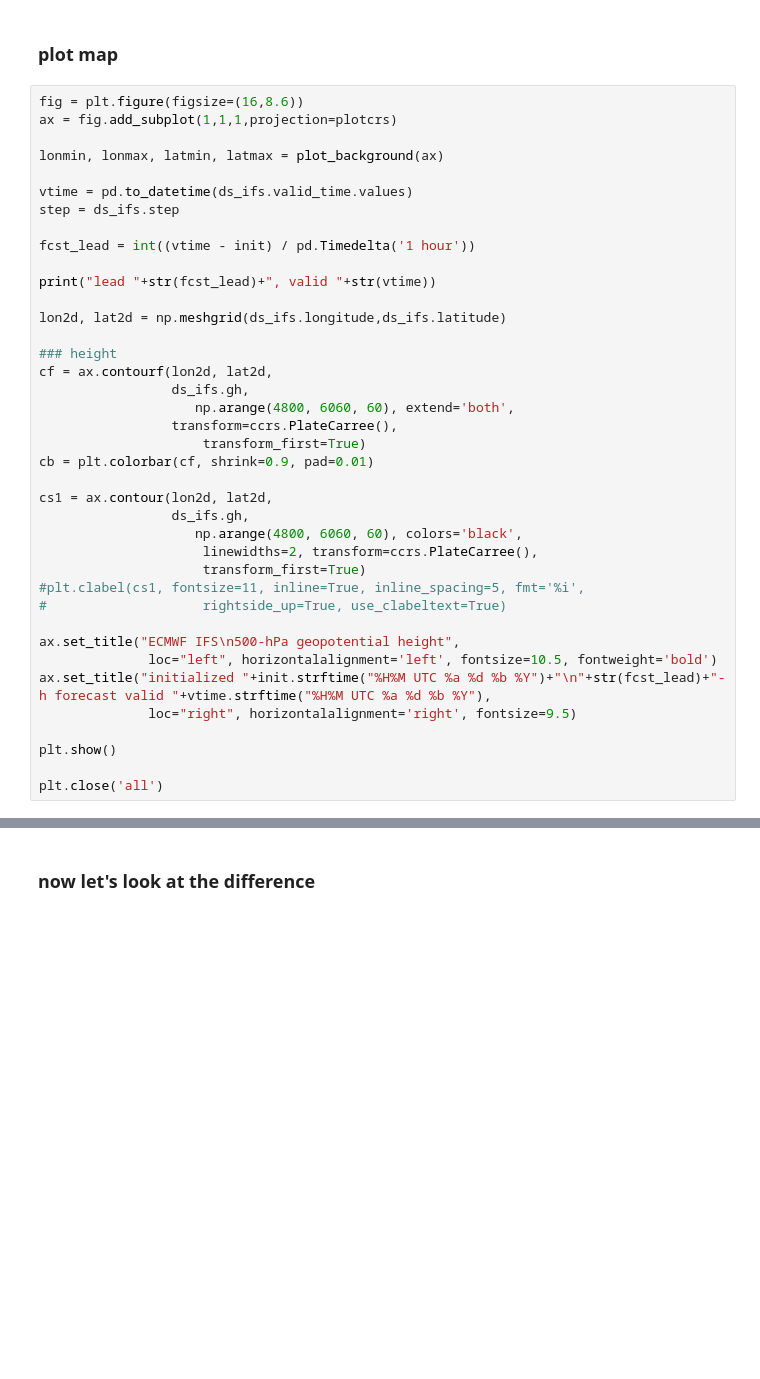
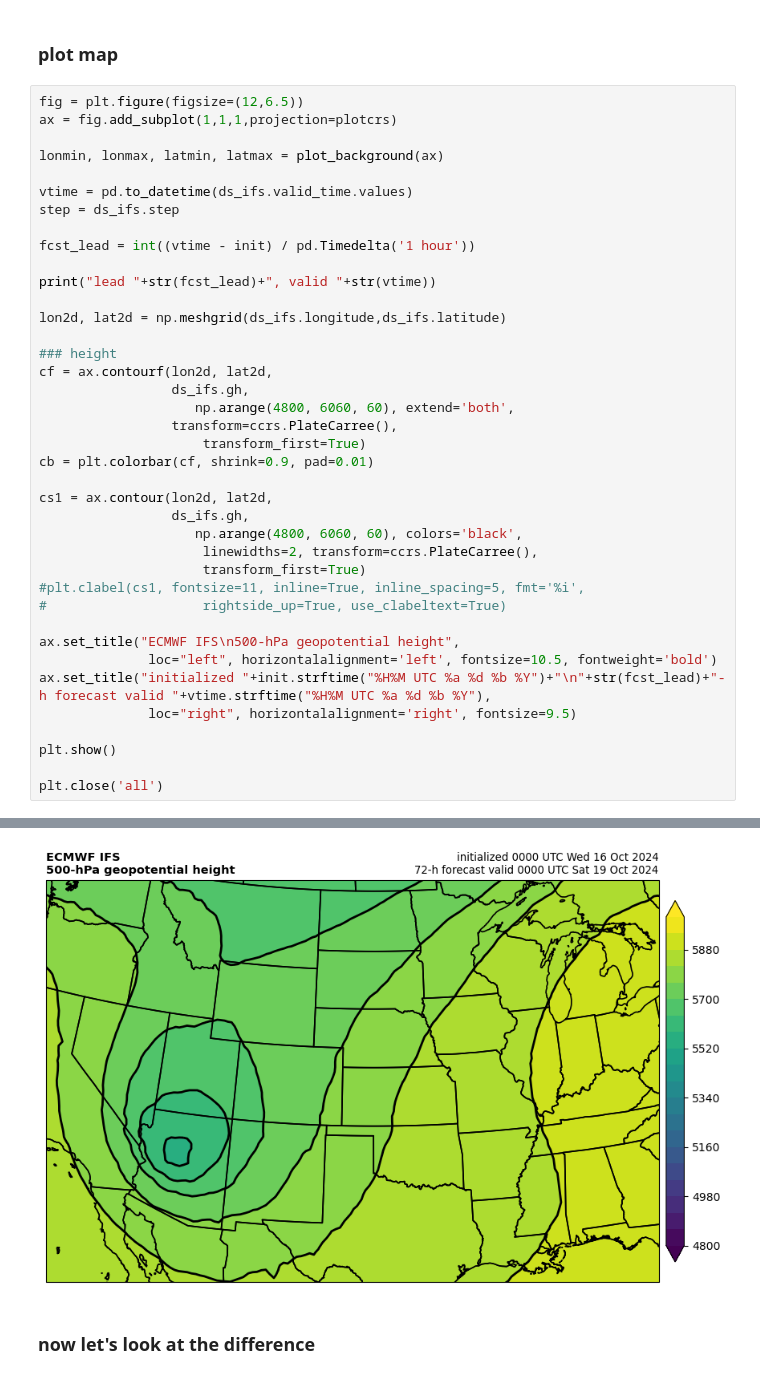
Before and after one commit to eabarnes1010/ai_weather_to_climate_ats780A8, a Jupyter notebook: lecture_code/herbie_examples.ipynb, the cells around one changed output, grey strips where cells are left out. Cells and saved outputs as stored; diff of their text form; blank space fills up the shorter version.

```diff
--- a/lecture_code/herbie_examples.ipynb
+++ b/lecture_code/herbie_examples.ipynb
@@ -119,7 +180,7 @@ ds_ifs
 # %% [markdown]
 ### plot map
 # %%
-fig = plt.figure(figsize=(16,8.6))
+fig = plt.figure(figsize=(12,6.5))
 ax = fig.add_subplot(1,1,1,projection=plotcrs)
 
 lonmin, lonmax, latmin, latmax = plot_background(ax)
@@ -157,3 +218,4 @@ ax.set_title("initialized "+init.strftime("%H%M UTC %a %d %b %Y")+"\n"+str(fcst_
 plt.show()
 
 plt.close('all')
+# %% [output]
@@ -160,3 +223,4 @@ plt.close('all')
+[figure, added]
 # %% [markdown]
 ### now let's look at the difference
 # %%
```
Also changed, not shown: parts of 14 cells of this notebook.
